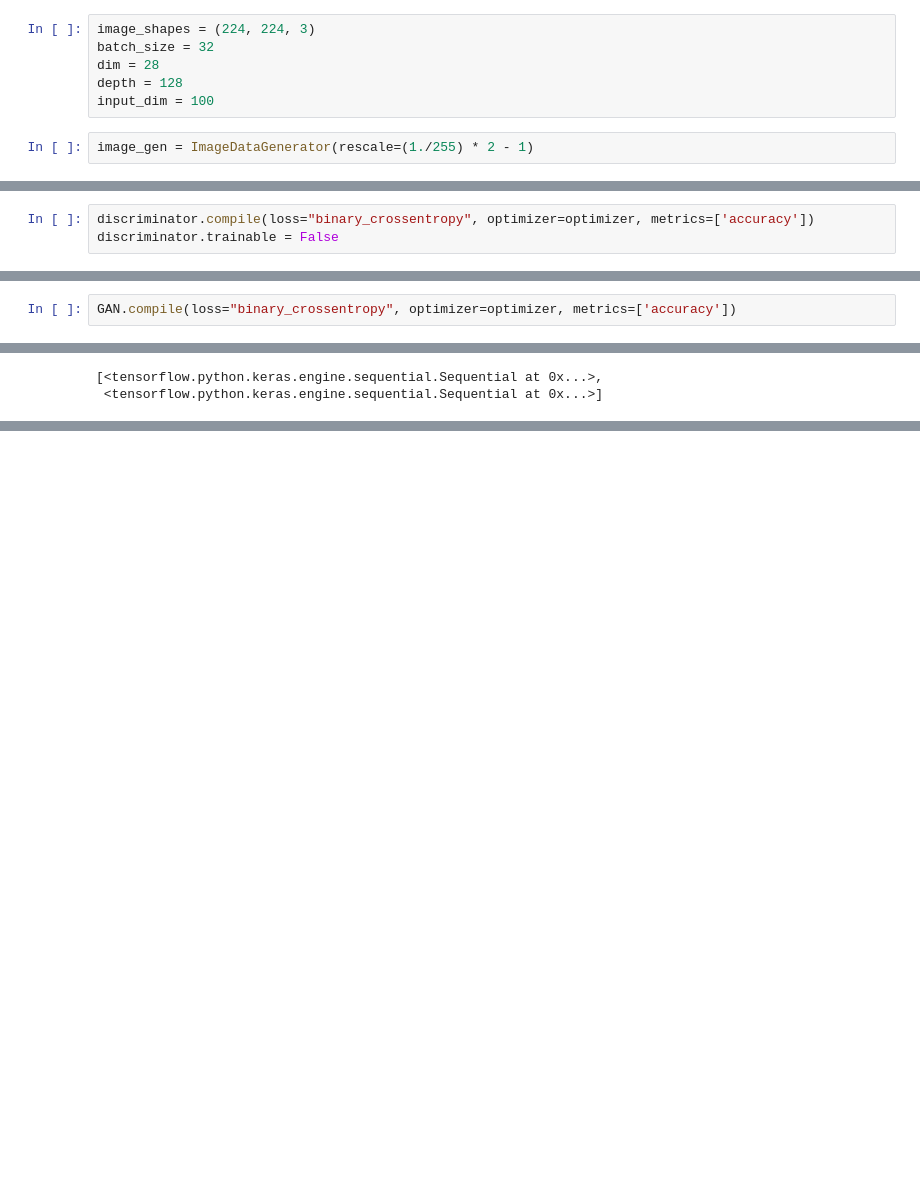
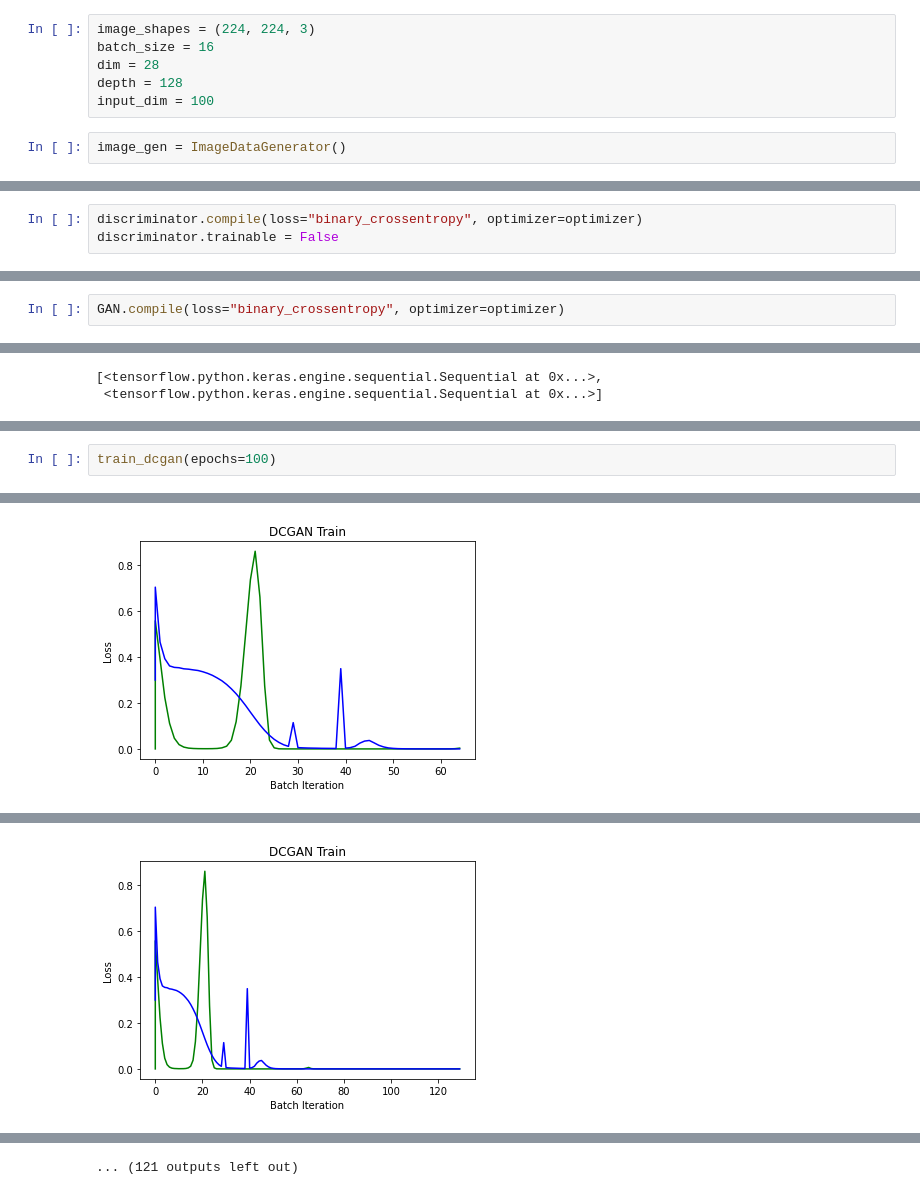
Before and after one commit to arehovski/image_generator, a Jupyter notebook: generator_nn.ipynb, the cells around one changed output, grey strips where cells are left out. Saved outputs shown, nothing was run; the diff lists cells and outputs as text; blank space fills up the shorter version.

```diff
--- a/generator_nn.ipynb
+++ b/generator_nn.ipynb
@@ -46,11 +36,11 @@ np.mean(heights)
 # %%
 image_shapes = (224, 224, 3)
-batch_size = 32
+batch_size = 16
 dim = 28
 depth = 128
 input_dim = 100
 # %%
-image_gen = ImageDataGenerator(rescale=(1./255) * 2 - 1)
+image_gen = ImageDataGenerator()
 # %%
 image_generator = image_gen.flow_from_directory(
     directory=image_path,
@@ -146,3 +119,3 @@ optimizer = Adam(learning_rate=0.0002)
 # %%
-discriminator.compile(loss="binary_crossentropy", optimizer=optimizer, metrics=['accuracy'])
+discriminator.compile(loss="binary_crossentropy", optimizer=optimizer)
 discriminator.trainable = False
@@ -149,5 +124,5 @@ discriminator.trainable = False
 # %%
-GAN.compile(loss="binary_crossentropy", optimizer=optimizer, metrics=['accuracy'])
+GAN.compile(loss="binary_crossentropy", optimizer=optimizer)
 # %%
 GAN.layers
 # %% [output]
@@ -299,0 +245,3 @@ def train_dcgan(batch_size, epochs, image_shape):
+# %%
+train_dcgan(epochs=100)
+# %% [output]
@@ -299,0 +265 @@ def train_dcgan(batch_size, epochs, image_shape):
+[figure, added]
@@ -299,0 +283 @@ def train_dcgan(batch_size, epochs, image_shape):
+[figure, added]
@@ -299,0 +356 @@ def train_dcgan(batch_size, epochs, image_shape):
+... (121 outputs left out)
```
Also changed, not shown: parts of 16 cells of this notebook, 2 other files.
